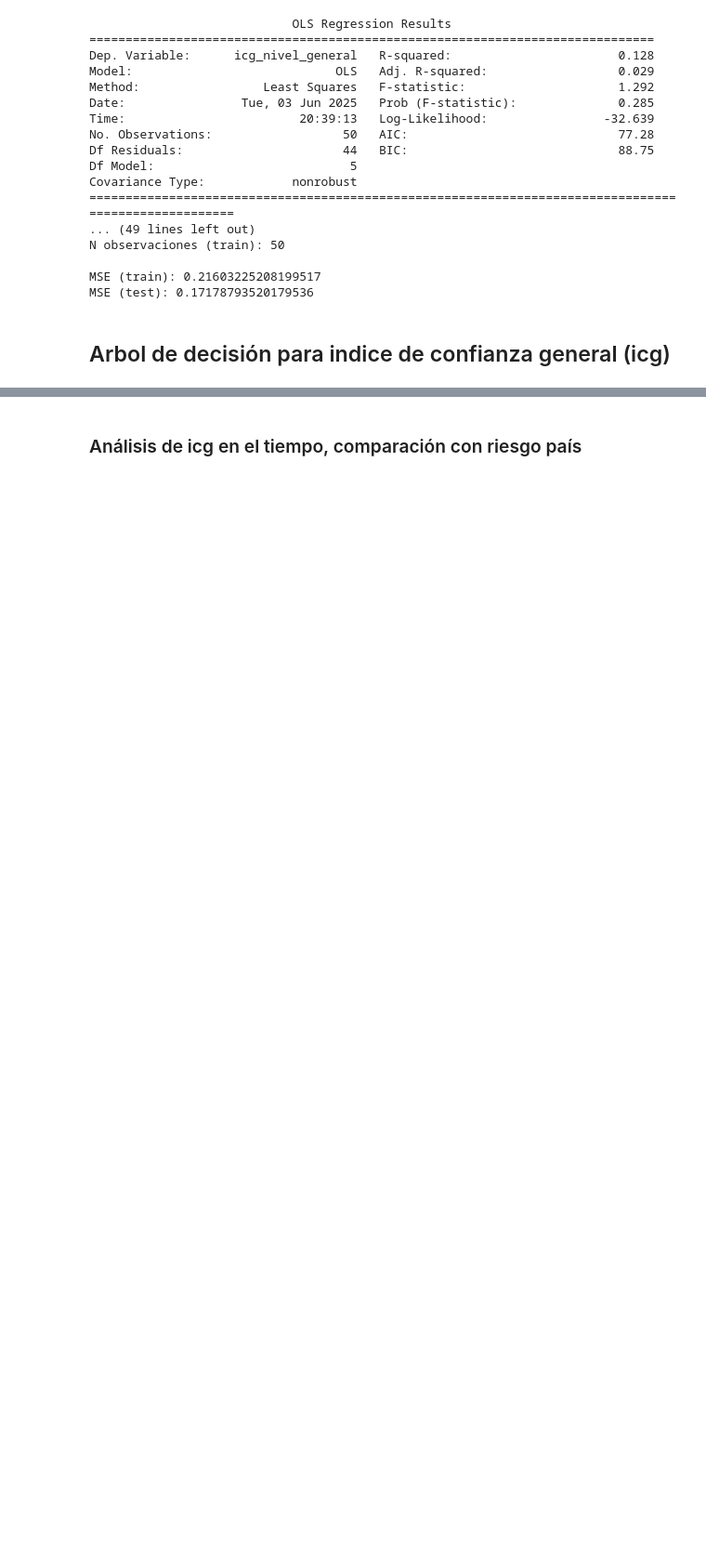
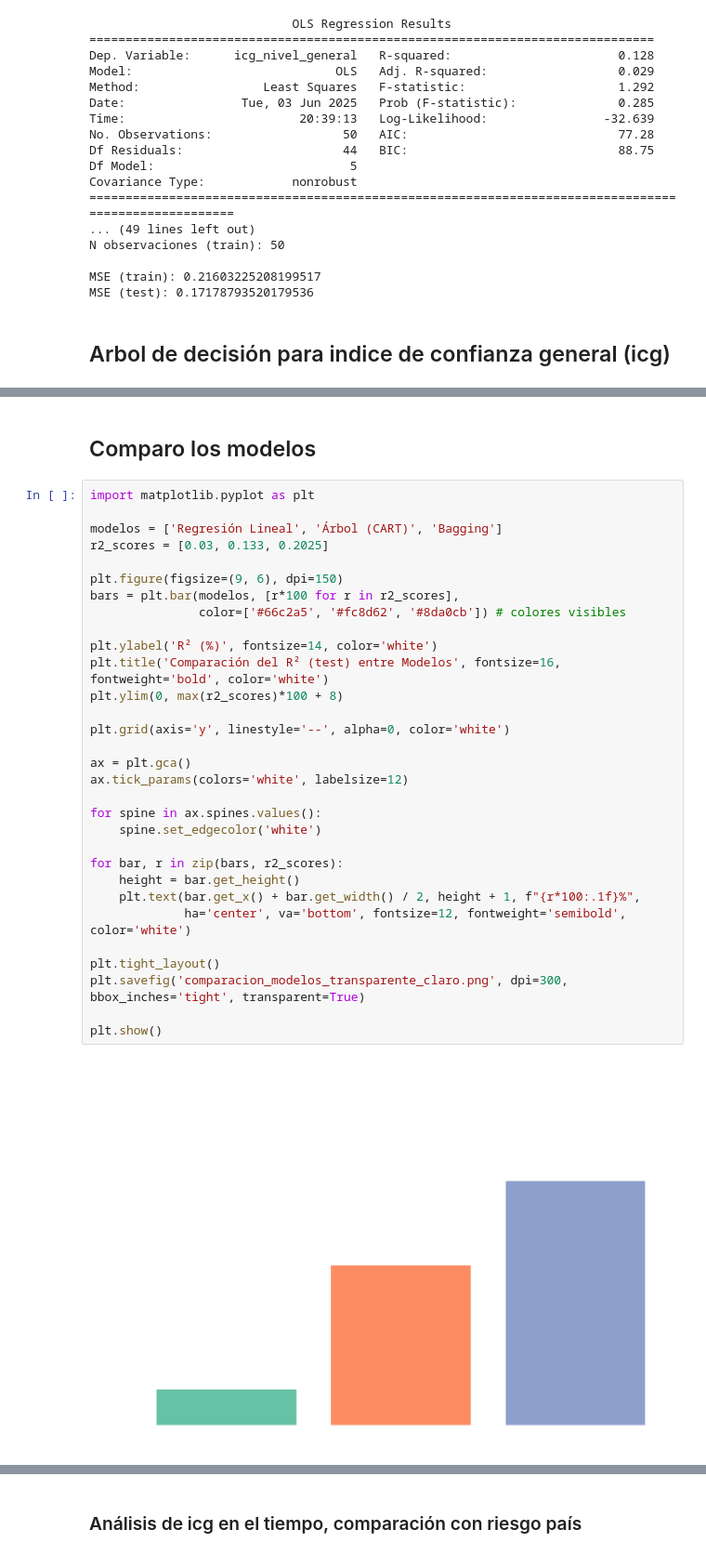
Before and after one commit to jtomasello247/ProyetctosTP, a Jupyter notebook: Predicción de confianza general.ipynb, the cells around one changed output, grey strips where cells are left out. Shown: that part at 93% size. Saved outputs shown, nothing was run; the diff lists cells and outputs as text; blank space fills up the shorter version.

```diff
--- a/Predicción de confianza general.ipynb
+++ b/Predicción de confianza general.ipynb
@@ -357,0 +556,35 @@ Error Cuadrático Medio: 0.19
+# %% [markdown]
+## Comparo los modelos
+# %%
+import matplotlib.pyplot as plt
+
+modelos = ['Regresión Lineal', 'Árbol (CART)', 'Bagging']
+r2_scores = [0.03, 0.133, 0.2025]
+
+plt.figure(figsize=(9, 6), dpi=150)
+bars = plt.bar(modelos, [r*100 for r in r2_scores],
+               color=['#66c2a5', '#fc8d62', '#8da0cb']) # colores visibles
+
+plt.ylabel('R² (%)', fontsize=14, color='white')
+plt.title('Comparación del R² (test) entre Modelos', fontsize=16, fontweight='bold', color='white')
+plt.ylim(0, max(r2_scores)*100 + 8)
+
+plt.grid(axis='y', linestyle='--', alpha=0, color='white')
+
+ax = plt.gca()
+ax.tick_params(colors='white', labelsize=12)
+
+for spine in ax.spines.values():
+    spine.set_edgecolor('white')
+
+for bar, r in zip(bars, r2_scores):
+    height = bar.get_height()
+    plt.text(bar.get_x() + bar.get_width() / 2, height + 1, f"{r*100:.1f}%",
+             ha='center', va='bottom', fontsize=12, fontweight='semibold', color='white')
+
+plt.tight_layout()
+plt.savefig('comparacion_modelos_transparente_claro.png', dpi=300, bbox_inches='tight', transparent=True)
+
+plt.show()
+# %% [output]
+[figure, added]
```
Also changed, not shown: parts of 25 cells of this notebook, 4 other files.
